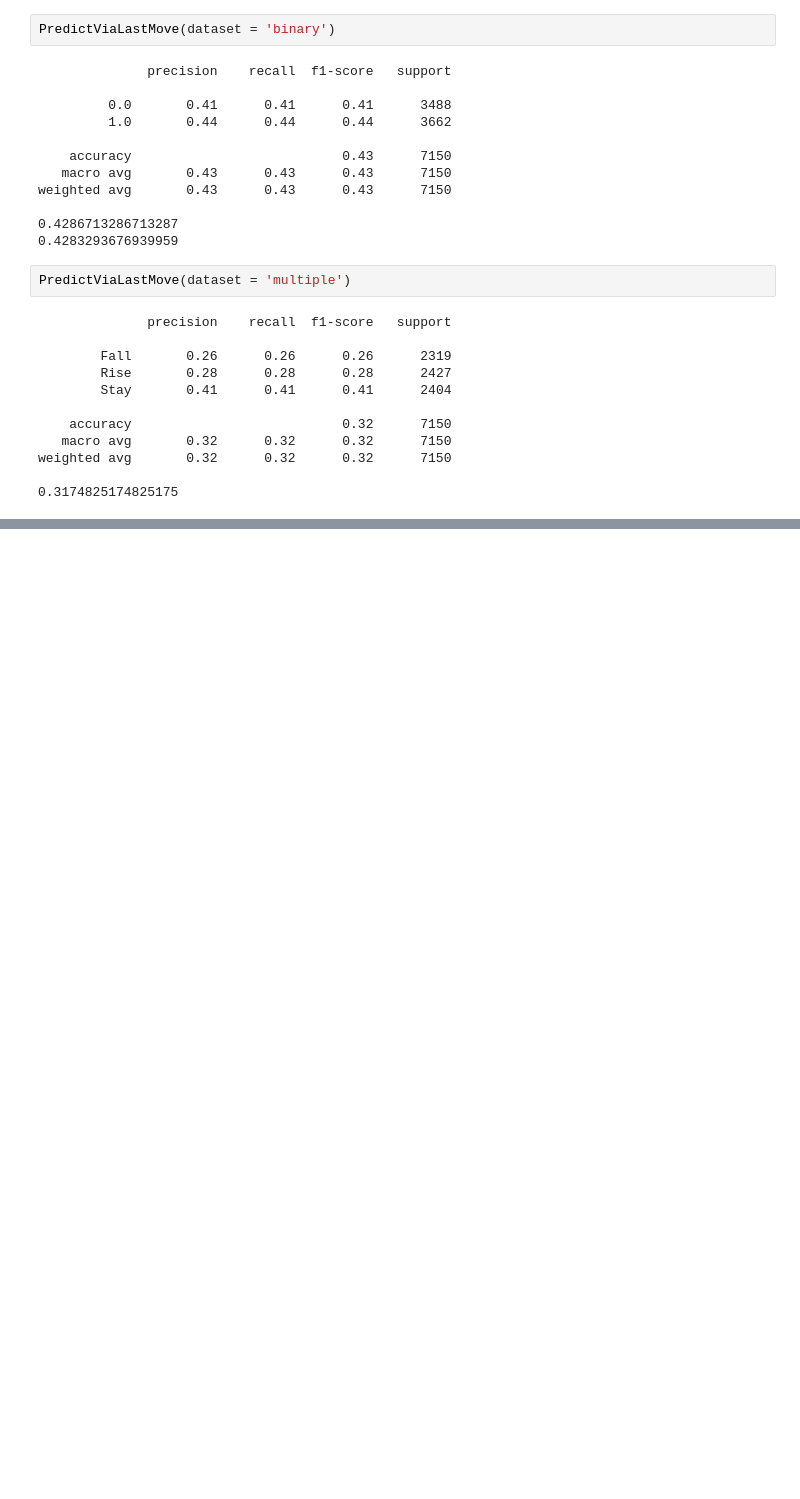
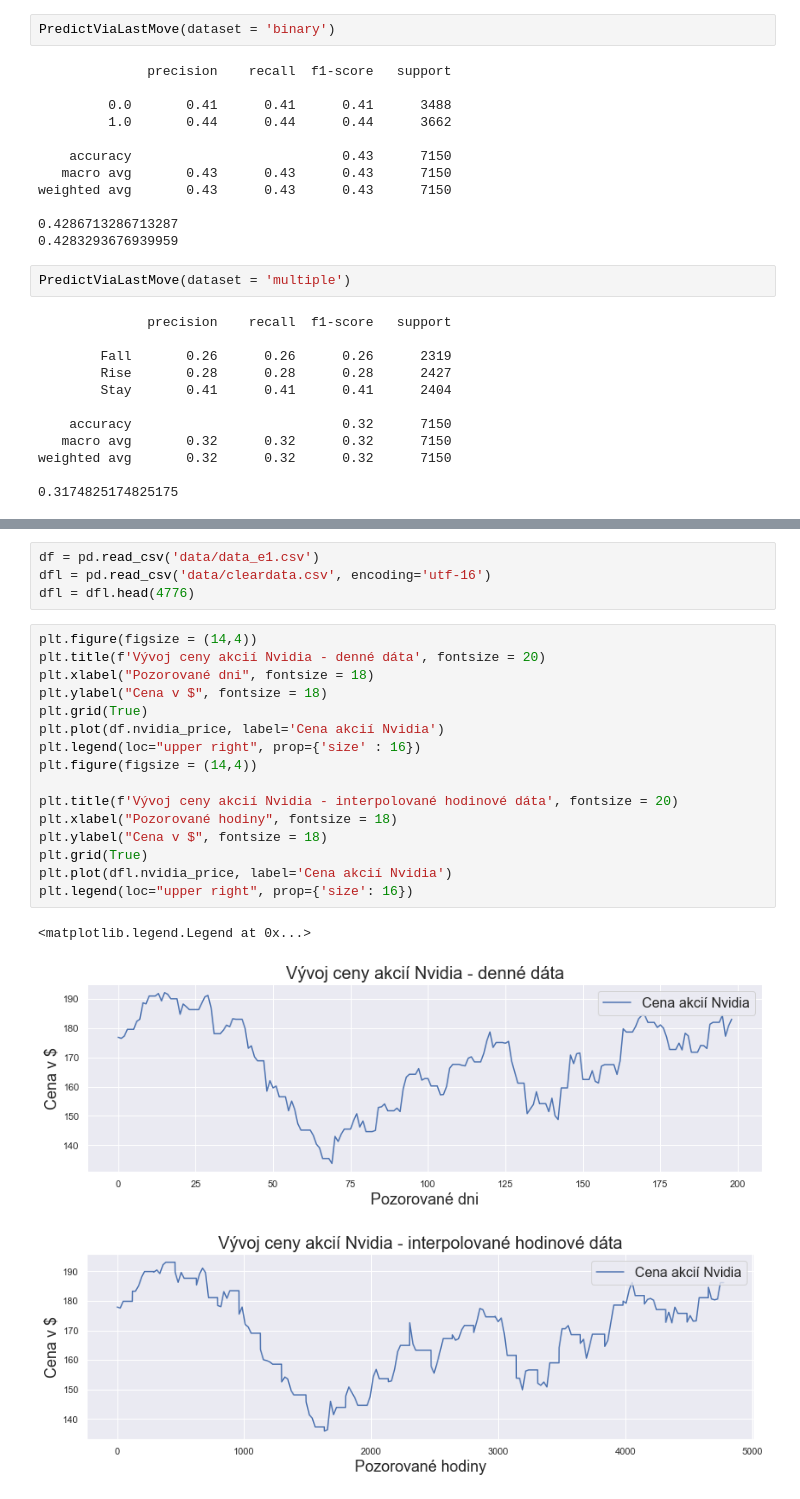
Before and after one commit to KrizanPeter/DP3_Repo, a Jupyter notebook: LastValuePredict.ipynb, the cells around one changed output, grey strips where cells are left out. Cells and saved outputs as stored; diff of their text form; blank space fills up the shorter version.

```diff
--- a/LastValuePredict.ipynb
+++ b/LastValuePredict.ipynb
@@ -55,0 +105,24 @@ weighted avg       0.32      0.32      0.32      7150
+# %%
+df = pd.read_csv('data/data_e1.csv')
+dfl = pd.read_csv('data/cleardata.csv', encoding='utf-16')
+dfl = dfl.head(4776)
+# %%
+plt.figure(figsize = (14,4))
+plt.title(f'Vývoj ceny akcií Nvidia - denné dáta', fontsize = 20)
+plt.xlabel("Pozorované dni", fontsize = 18)
+plt.ylabel("Cena v $", fontsize = 18)
+plt.grid(True)
+plt.plot(df.nvidia_price, label='Cena akcií Nvidia')
+plt.legend(loc="upper right", prop={'size' : 16})
+plt.figure(figsize = (14,4))
+
+plt.title(f'Vývoj ceny akcií Nvidia - interpolované hodinové dáta', fontsize = 20)
+plt.xlabel("Pozorované hodiny", fontsize = 18)
+plt.ylabel("Cena v $", fontsize = 18)
+plt.grid(True)
+plt.plot(dfl.nvidia_price, label='Cena akcií Nvidia')
+plt.legend(loc="upper right", prop={'size': 16})
+# %% [output]
+<matplotlib.legend.Legend at 0x...>
+[figure, added]
+[figure, added]
```
Also changed, not shown: parts of 6 cells of this notebook, 7 other files.
